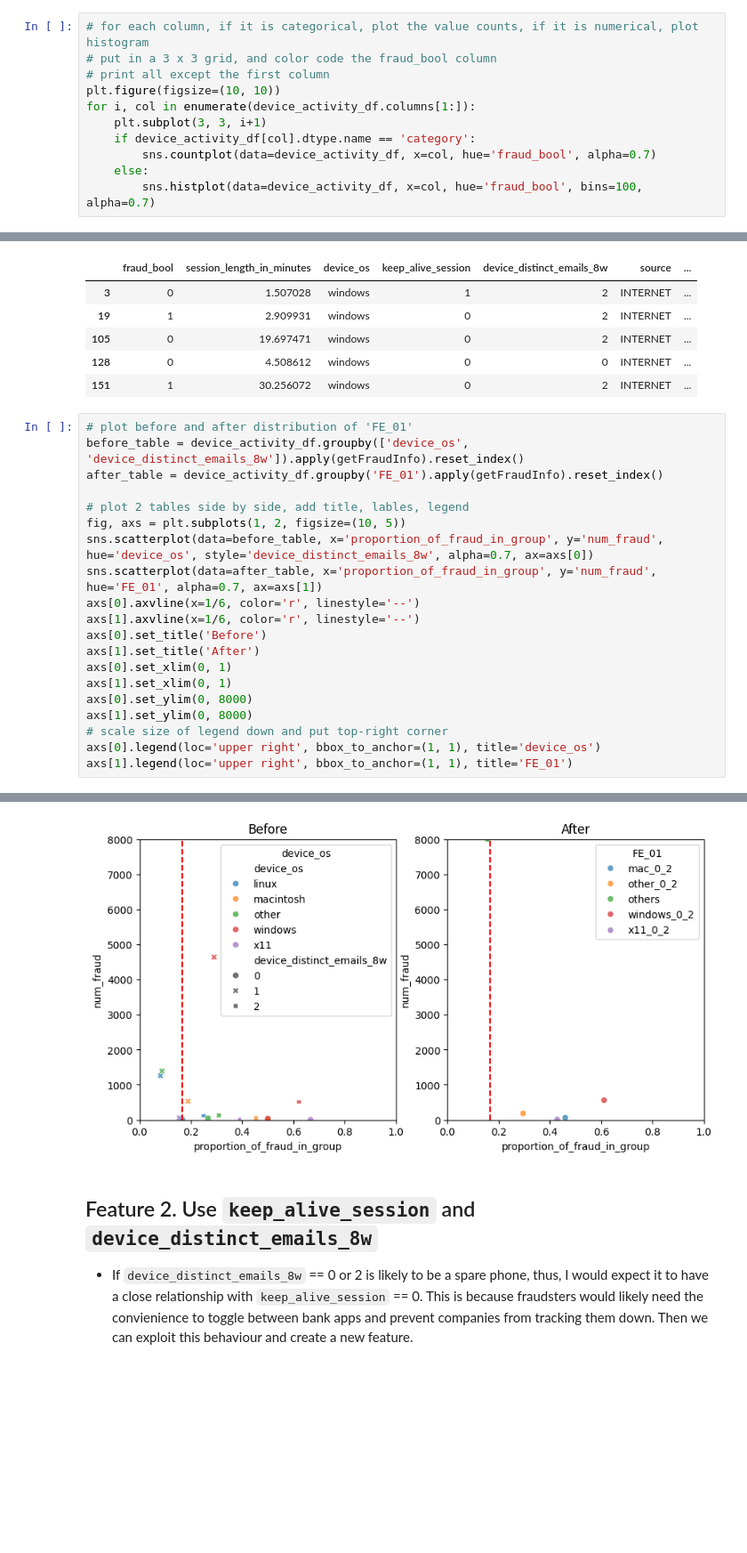
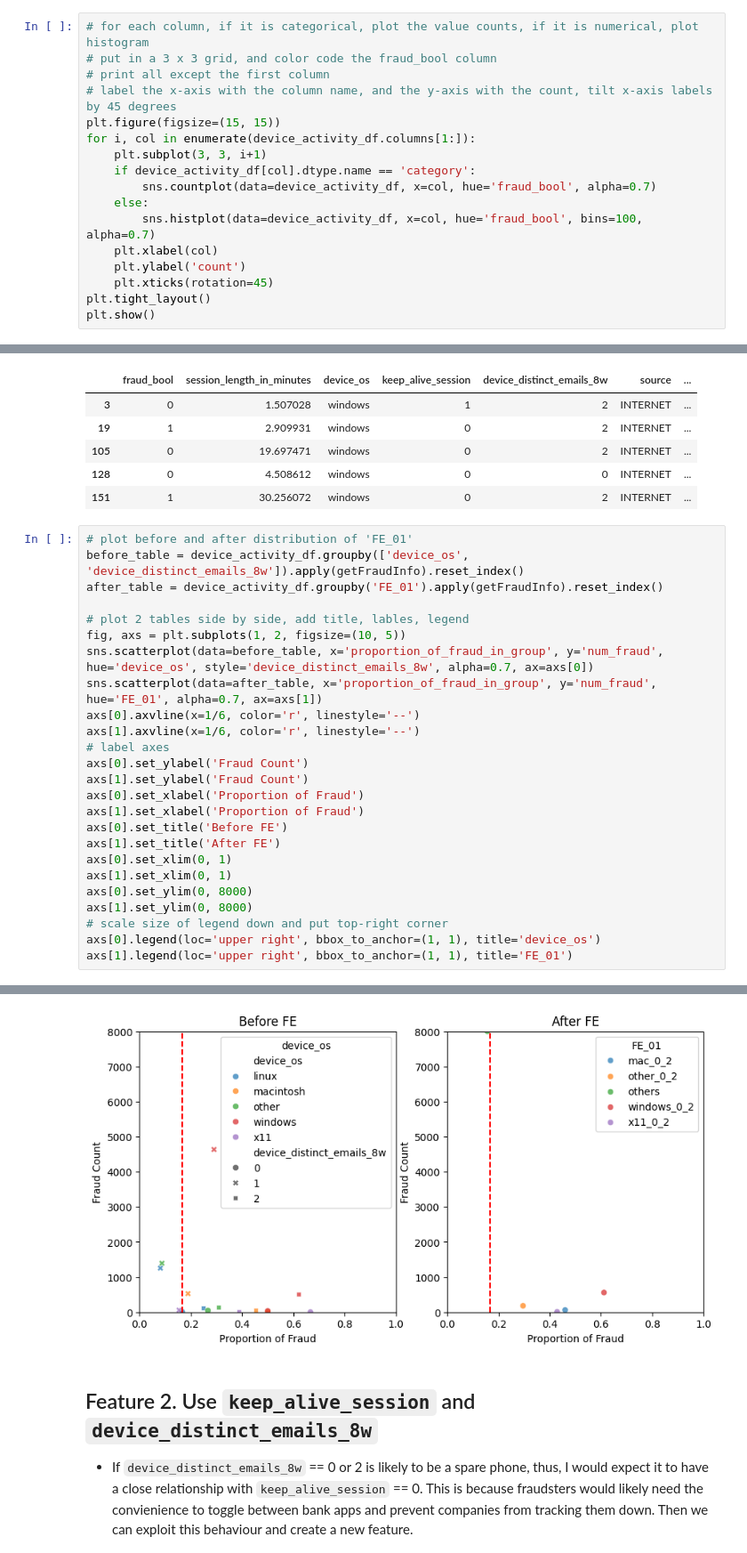
Before and after one commit to kclzl-nus/Detect-Fraudulent-Bank-Accounts, a Jupyter notebook: notebooks/2.0-kclzl-hyp-device-activity.ipynb, the cells around one changed output, grey strips where cells are left out. Shown: that part at 89% size. Saved outputs shown, nothing was run; the diff lists cells and outputs as text; blank space fills up the shorter version.

```diff
--- a/notebooks/2.0-kclzl-hyp-device-activity.ipynb
+++ b/notebooks/2.0-kclzl-hyp-device-activity.ipynb
@@ -157,11 +177,17 @@ See the caveats in the documentation: https://pandas.pydata.org/pandas-docs/stab
 # for each column, if it is categorical, plot the value counts, if it is numerical, plot histogram
 # put in a 3 x 3 grid, and color code the fraud_bool column
 # print all except the first column
-plt.figure(figsize=(10, 10))
+# label the x-axis with the column name, and the y-axis with the count, tilt x-axis labels by 45 degrees
+plt.figure(figsize=(15, 15))
 for i, col in enumerate(device_activity_df.columns[1:]):
     plt.subplot(3, 3, i+1)
     if device_activity_df[col].dtype.name == 'category':
         sns.countplot(data=device_activity_df, x=col, hue='fraud_bool', alpha=0.7)
     else:
         sns.histplot(data=device_activity_df, x=col, hue='fraud_bool', bins=100, alpha=0.7)
+    plt.xlabel(col)
+    plt.ylabel('count')
+    plt.xticks(rotation=45)
+plt.tight_layout()
+plt.show()
 # %% [output]
@@ -330,26 +361,31 @@ See the caveats in the documentation: https://pandas.pydata.org/pandas-docs/stab
 # %%
 # plot before and after distribution of 'FE_01'
 before_table = device_activity_df.groupby(['device_os', 'device_distinct_emails_8w']).apply(getFraudInfo).reset_index()
 after_table = device_activity_df.groupby('FE_01').apply(getFraudInfo).reset_index()
 
 # plot 2 tables side by side, add title, lables, legend
 fig, axs = plt.subplots(1, 2, figsize=(10, 5))
 sns.scatterplot(data=before_table, x='proportion_of_fraud_in_group', y='num_fraud', hue='device_os', style='device_distinct_emails_8w', alpha=0.7, ax=axs[0])
 sns.scatterplot(data=after_table, x='proportion_of_fraud_in_group', y='num_fraud', hue='FE_01', alpha=0.7, ax=axs[1])
 axs[0].axvline(x=1/6, color='r', linestyle='--')
 axs[1].axvline(x=1/6, color='r', linestyle='--')
-axs[0].set_title('Before')
-axs[1].set_title('After')
+# label axes
+axs[0].set_ylabel('Fraud Count')
+axs[1].set_ylabel('Fraud Count')
+axs[0].set_xlabel('Proportion of Fraud')
+axs[1].set_xlabel('Proportion of Fraud')
+axs[0].set_title('Before FE')
+axs[1].set_title('After FE')
 axs[0].set_xlim(0, 1)
 axs[1].set_xlim(0, 1)
 axs[0].set_ylim(0, 8000)
 axs[1].set_ylim(0, 8000)
 # scale size of legend down and put top-right corner
 axs[0].legend(loc='upper right', bbox_to_anchor=(1, 1), title='device_os')
 axs[1].legend(loc='upper right', bbox_to_anchor=(1, 1), title='FE_01')
 # %% [output]
 <matplotlib.legend.Legend at 0x...>
-[figure, old version]
+[figure, new version]
 # %% [markdown]
 ## Feature 2. Use `keep_alive_session` and `device_distinct_emails_8w`
 
```
Also changed, not shown: parts of 6 cells of this notebook.
